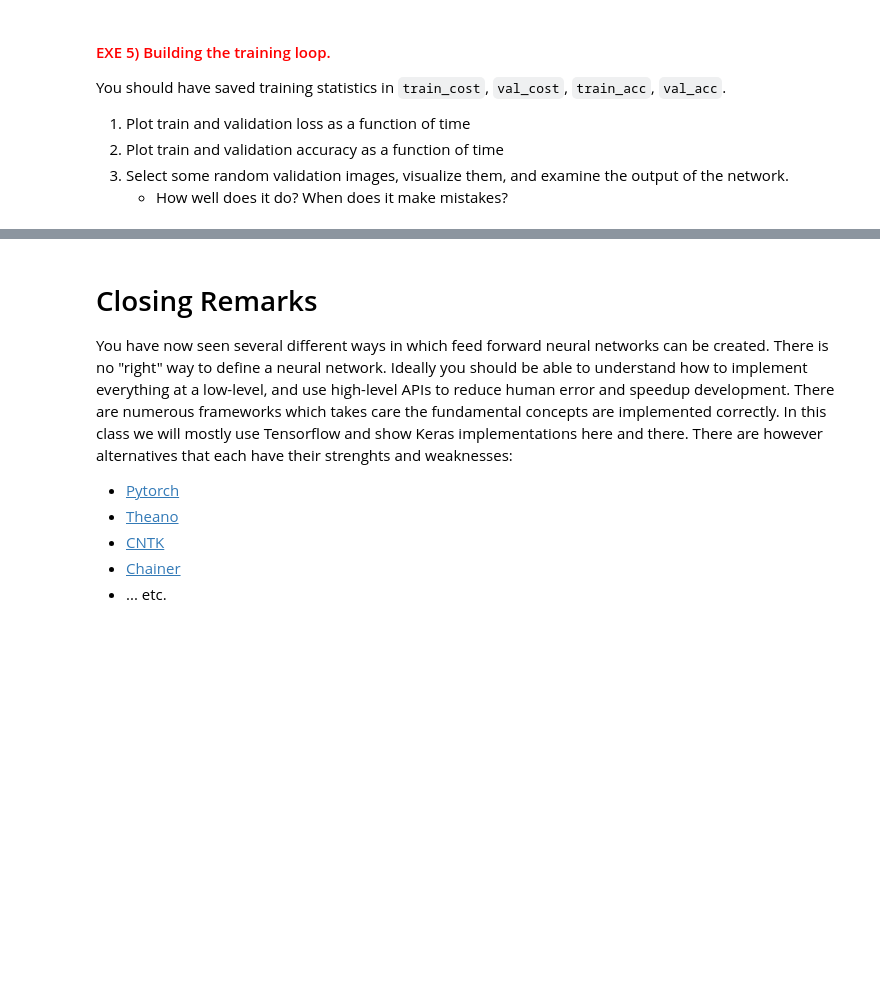
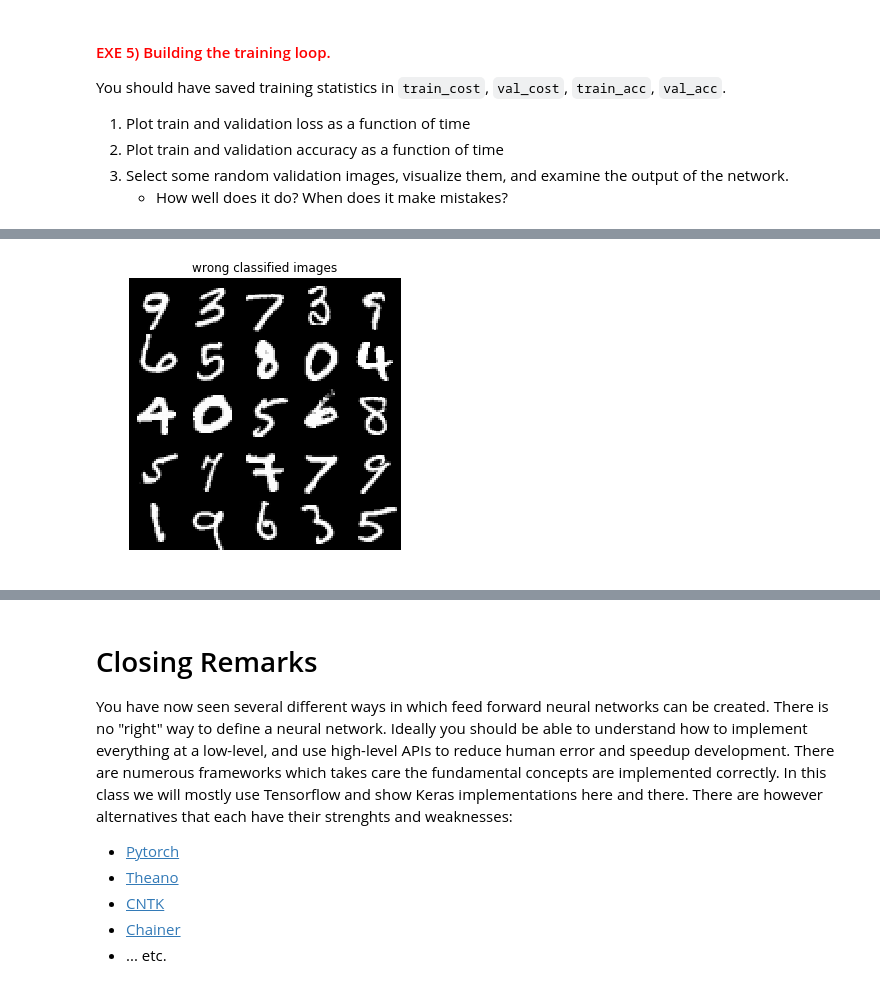
Before and after one commit to luklbe/02456-deep-learning, a Jupyter notebook: notebooks/lab1_Introduction/7.EXE_MNIST.ipynb, the cells around one changed output, grey strips where cells are left out. Drawn from its saved outputs; the diff is of its cells as text; code cells hidden in the pictures; blank space fills up the shorter version.

```diff
--- a/notebooks/lab1_Introduction/7.EXE_MNIST.ipynb
+++ b/notebooks/lab1_Introduction/7.EXE_MNIST.ipynb
@@ -412,0 +417,16 @@ total accuracy:
+# %%
+## Plot some worng classified images
+img_to_show = 5
+idx = 0
+canvas = np.zeros((28*img_to_show, img_to_show*28))
+for i in range(img_to_show):
+    for j in range(img_to_show):
+        canvas[i*28:(i+1)*28, j*28:(j+1)*28] = mnist_data.train.images[no_match_indexes[idx]].reshape((28, 28))
+        idx += 1
+plt.figure(figsize=(5,5))
+plt.axis('off')
+plt.imshow(canvas, cmap='gray')
+plt.title('wrong classified images')
+plt.show()
+# %% [output]
+[figure, added]
```
Also changed, not shown: parts of 8 cells of this notebook.
